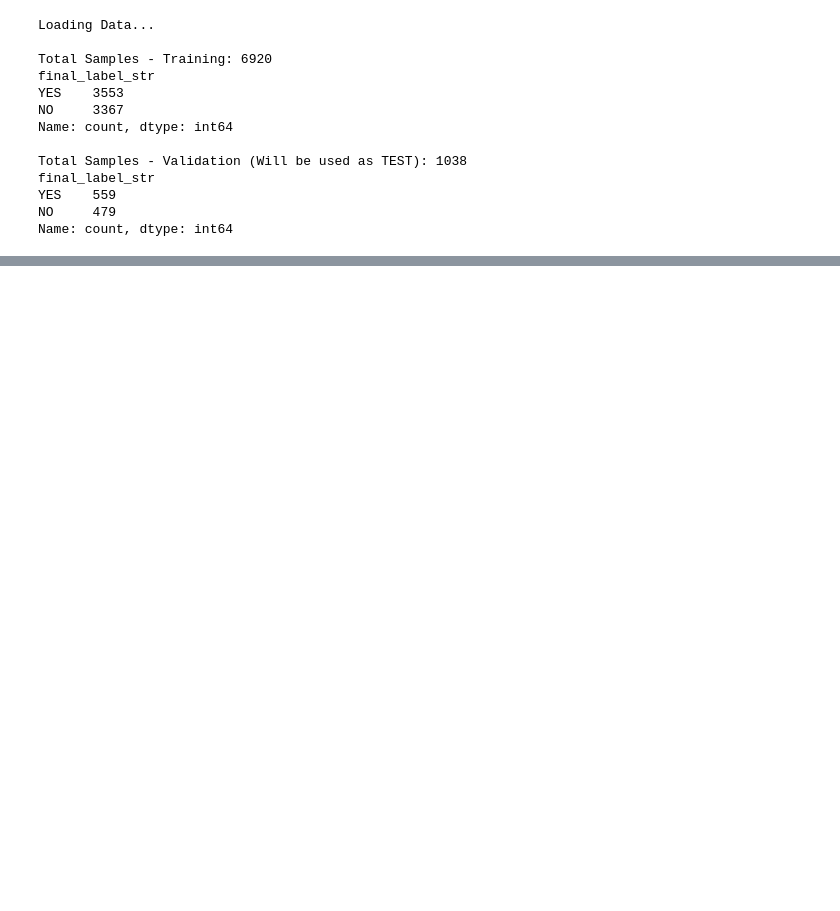
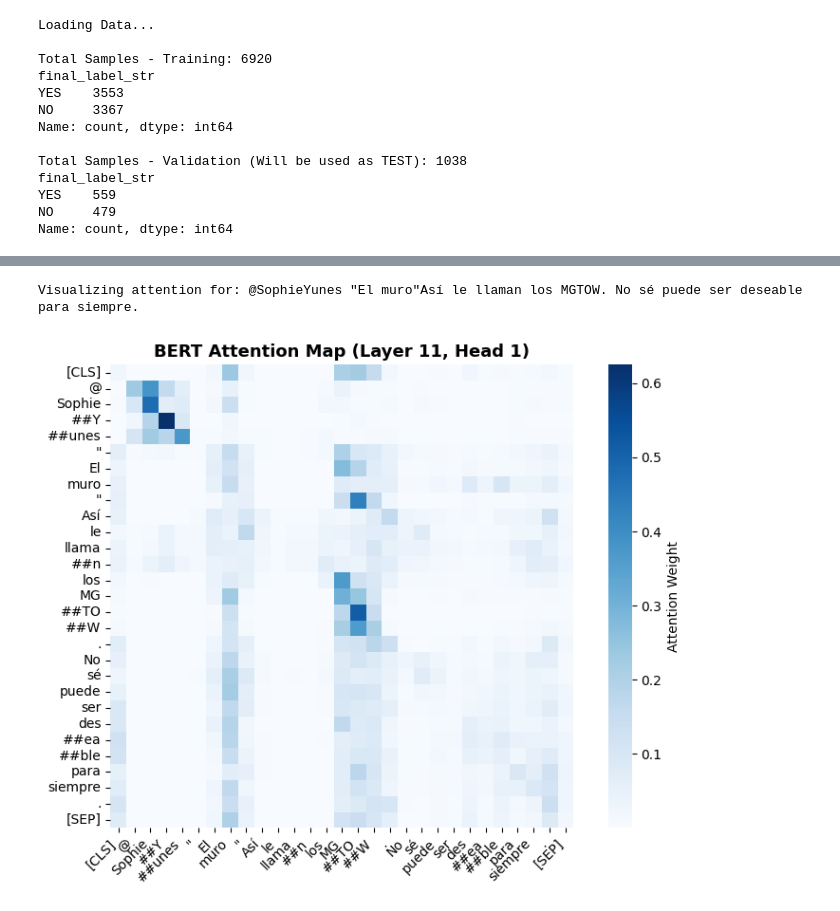
Before and after one commit to NeoLafuente/NLP, a Jupyter notebook: notebooks/Assignment_2.ipynb, the cells around one changed output, grey strips where cells are left out. Saved outputs shown, nothing was run; the diff lists cells and outputs as text; code cells hidden in the pictures; blank space fills up the shorter version.

```diff
--- a/notebooks/Assignment_2.ipynb
+++ b/notebooks/Assignment_2.ipynb
@@ -1660,7 +1633,6 @@ This experiment answers two key questions:
 # or `study.best_trial.params`).  For each data fraction, we train
 # on a stratified subset and evaluate on the FULL test set.
 #
-# Expected runtime: ~10-15 min total (4 fractions x EPOCHS epochs)
 # ──────────────────────────────────────────────────────────────────
 
 from sklearn.model_selection import StratifiedShuffleSplit
@@ -1668,6 +1640,7 @@ from time import time
 
 DATA_FRACTIONS = [0.25, 0.50, 0.75, 1.00]
 EPOCHS_LC = 20  # Same as main training
+BATCH_SIZE = 512 # Same as main training
 
 bp = study.best_trial.params  # best hyperparams
 
@@ -1690,7 +1663,7 @@ for frac in DATA_FRACTIONS:
 
     # ── DataLoader ──
     sub_dataset = Subset(train_dataset, sub_idx)
-    sub_loader  = DataLoader(sub_dataset, batch_size=bp['batch_size'], shuffle=True)
+    sub_loader  = DataLoader(sub_dataset, BATCH_SIZE, shuffle=True)
 
     # ── Model ──
     model_lc = BiLSTMClassifier(
@@ -2186,51 +2388,50 @@ for idx, row in introduced_errors.head(5).iterrows():
 # %%
-
 def visualize_bert_attention(text, model, tokenizer, layer=-1, head=0):
-    """
-    Visualizes the self-attention weights of a specific head in a specific layer of BERT.
-    """
     model.eval()
 
-    # Tokenize input
+    # ── Fix 1: switch to eager attention so output_attentions works ──
+    model.bert.config._attn_implementation = 'eager'
+
     inputs = tokenizer(text, return_tensors='pt', add_special_tokens=True)
     input_ids = inputs['input_ids'].to(device)
     attention_mask = inputs['attention_mask'].to(device)
 
-    # Get tokens for axis labels
     tokens = tokenizer.convert_ids_to_tokens(input_ids[0])
 
-    # Forward pass asking for attentions
     with torch.no_grad():
-        # model.bert returns a BaseModelOutput.
-        # We need to explicitly pass output_attentions=True
         outputs = model.bert(input_ids, attention_mask=attention_mask, output_attentions=True)
 
-    # outputs.attentions is a tuple of 12 tensors (one for each layer)
-    # Shape of each tensor: (batch_size, num_heads, seq_len, seq_len)
     attentions = outputs.attentions
 
-    # Extract the specific layer and head
-    # layer=-1 gets the last layer; head=0 gets the first attention head
+    # ── Fix 2: guard against None in case attentions still didn't return ──
+    if attentions is None:
+        raise ValueError("Attentions are None — output_attentions=True was not honoured by the model.")
+
     attn_matrix = attentions[layer][0, head, :, :].cpu().numpy()
 
-    # Plotting
     plt.figure(figsize=(8, 6))
     sns.heatmap(attn_matrix, xticklabels=tokens, yticklabels=tokens, cmap='Blues',
                 cbar_kws={'label': 'Attention Weight'}, square=True)
     plt.title(f'BERT Attention Map (Layer {12 + layer if layer < 0 else layer + 1}, Head {head + 1})',
               fontsize=13, fontweight='bold')
     plt.xticks(rotation=45, ha='right', fontsize=10)
     plt.yticks(rotation=0, fontsize=10)
     plt.tight_layout()
     plt.show()
 
+    # ── Restore sdpa after the call so training performance is unaffected ──
+    model.bert.config._attn_implementation = 'sdpa'
+
 # --- Run the visualization on an interesting sample ---
 # Pick a tweet from the fixed errors to see how BERT solved it
 sample_text = fixed_errors.iloc[0]['tweet']
 print(f"Visualizing attention for: {sample_text}")
 
 # Visualizing the last layer (layer -1), 1st attention head (head 0)
 visualize_bert_attention(sample_text, final_bert, tokenizer, layer=-1, head=0)
+# %% [output]
+Visualizing attention for: @SophieYunes "El muro"Así le llaman los MGTOW. No sé puede ser deseable para siempre.
+[figure, added]
 # %% [markdown]
 ---
 
```
Also changed, not shown: parts of 33 cells of this notebook, 6 other files.
